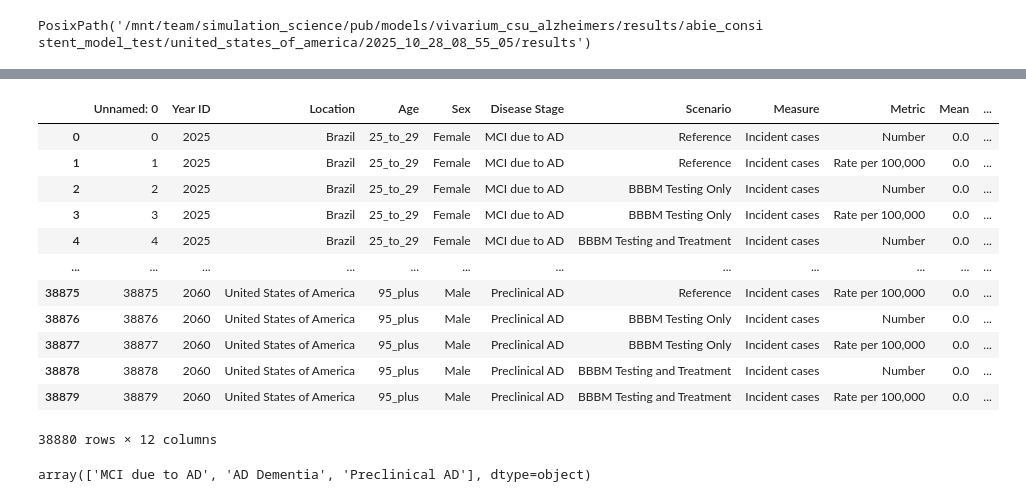
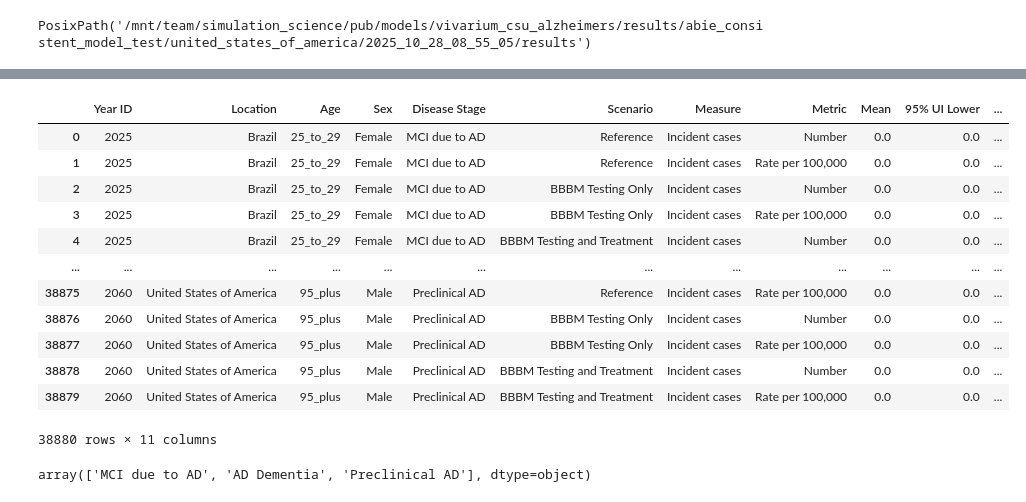
Before and after one commit to ihmeuw/vivarium_research_alzheimers, a Jupyter notebook: scratch/2025_10_30_results_tables_scratchwork.ipynb, the cells around one changed output, grey strips where cells are left out. Cells and saved outputs as stored; diff of their text form; code cells hidden in the pictures.

```diff
--- a/scratch/2025_10_30_results_tables_scratchwork.ipynb
+++ b/scratch/2025_10_30_results_tables_scratchwork.ipynb
@@ -67,20 +59,20 @@ verification_and_validation
 # %%
-incidence = pd.read_csv('../2025_10_28_incidence_final.csv')
+incidence = pd.read_csv('../results_tables/syl/2025_10_28_incidence_final.csv', index_col=0)
 incidence
 # %% [output]
-|  | Unnamed: 0 | Year ID | Location | Age | Sex | Disease Stage | Scenario | Measure | Metric | Mean | ... |
-| 0 | 0 | 2025 | Brazil | 25_to_29 | Female | MCI due to AD | Reference | Incident cases | Number | 0.0 | ... |
-| 1 | 1 | 2025 | Brazil | 25_to_29 | Female | MCI due to AD | Reference | Incident cases | Rate per 100,000 | 0.0 | ... |
-| 2 | 2 | 2025 | Brazil | 25_to_29 | Female | MCI due to AD | BBBM Testing Only | Incident cases | Number | 0.0 | ... |
-| 3 | 3 | 2025 | Brazil | 25_to_29 | Female | MCI due to AD | BBBM Testing Only | Incident cases | Rate per 100,000 | 0.0 | ... |
-| 4 | 4 | 2025 | Brazil | 25_to_29 | Female | MCI due to AD | BBBM Testing and Treatment | Incident cases | Number | 0.0 | ... |
+|  | Year ID | Location | Age | Sex | Disease Stage | Scenario | Measure | Metric | Mean | 95% UI Lower | ... |
+| 0 | 2025 | Brazil | 25_to_29 | Female | MCI due to AD | Reference | Incident cases | Number | 0.0 | 0.0 | ... |
+| 1 | 2025 | Brazil | 25_to_29 | Female | MCI due to AD | Reference | Incident cases | Rate per 100,000 | 0.0 | 0.0 | ... |
+| 2 | 2025 | Brazil | 25_to_29 | Female | MCI due to AD | BBBM Testing Only | Incident cases | Number | 0.0 | 0.0 | ... |
+| 3 | 2025 | Brazil | 25_to_29 | Female | MCI due to AD | BBBM Testing Only | Incident cases | Rate per 100,000 | 0.0 | 0.0 | ... |
+| 4 | 2025 | Brazil | 25_to_29 | Female | MCI due to AD | BBBM Testing and Treatment | Incident cases | Number | 0.0 | 0.0 | ... |
 | ... | ... | ... | ... | ... | ... | ... | ... | ... | ... | ... | ... |
-| 38875 | 38875 | 2060 | United States of America | 95_plus | Male | Preclinical AD | Reference | Incident cases | Rate per 100,000 | 0.0 | ... |
-| 38876 | 38876 | 2060 | United States of America | 95_plus | Male | Preclinical AD | BBBM Testing Only | Incident cases | Number | 0.0 | ... |
-| 38877 | 38877 | 2060 | United States of America | 95_plus | Male | Preclinical AD | BBBM Testing Only | Incident cases | Rate per 100,000 | 0.0 | ... |
-| 38878 | 38878 | 2060 | United States of America | 95_plus | Male | Preclinical AD | BBBM Testing and Treatment | Incident cases | Number | 0.0 | ... |
-| 38879 | 38879 | 2060 | United States of America | 95_plus | Male | Preclinical AD | BBBM Testing and Treatment | Incident cases | Rate per 100,000 | 0.0 | ... |
+| 38875 | 2060 | United States of America | 95_plus | Male | Preclinical AD | Reference | Incident cases | Rate per 100,000 | 0.0 | 0.0 | ... |
+| 38876 | 2060 | United States of America | 95_plus | Male | Preclinical AD | BBBM Testing Only | Incident cases | Number | 0.0 | 0.0 | ... |
+| 38877 | 2060 | United States of America | 95_plus | Male | Preclinical AD | BBBM Testing Only | Incident cases | Rate per 100,000 | 0.0 | 0.0 | ... |
+| 38878 | 2060 | United States of America | 95_plus | Male | Preclinical AD | BBBM Testing and Treatment | Incident cases | Number | 0.0 | 0.0 | ... |
+| 38879 | 2060 | United States of America | 95_plus | Male | Preclinical AD | BBBM Testing and Treatment | Incident cases | Rate per 100,000 | 0.0 | 0.0 | ... |
-38880 rows × 12 columns
+38880 rows × 11 columns
 # %%
 incidence['Disease Stage'].unique()
 # %% [output]
```
Also changed, not shown: parts of 44 cells of this notebook.
